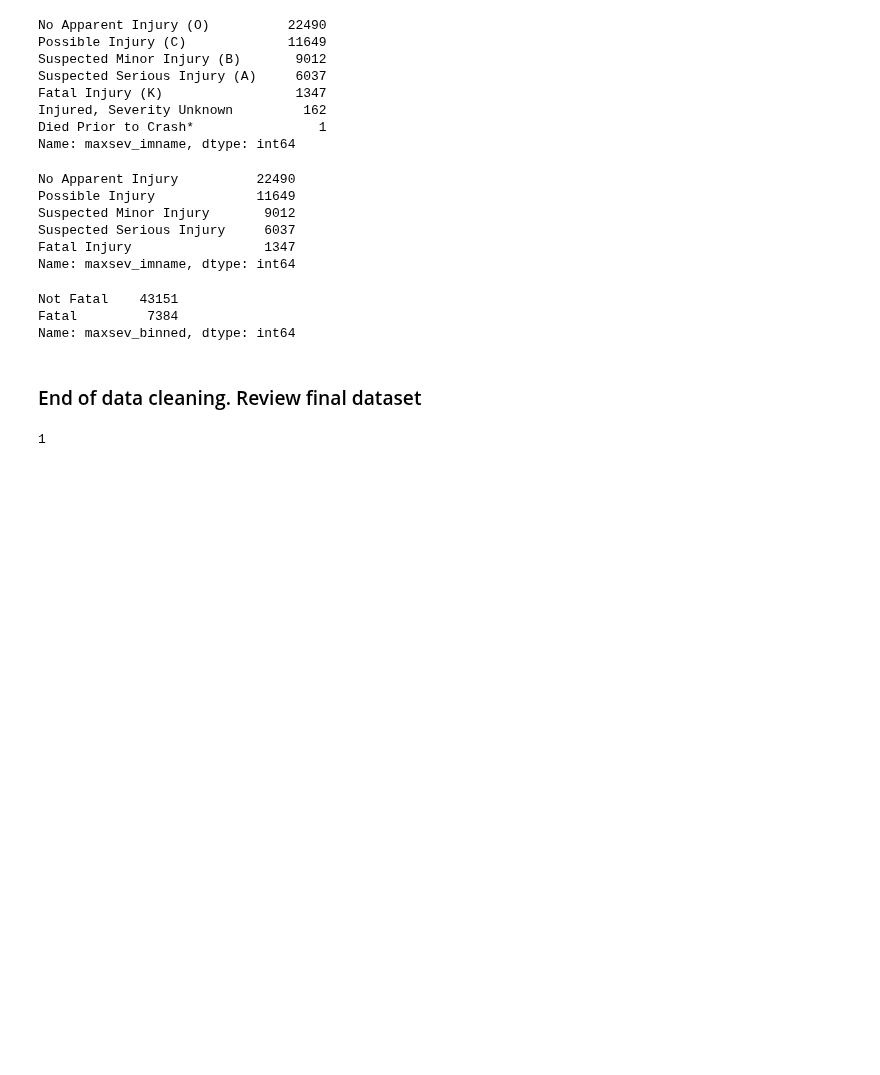
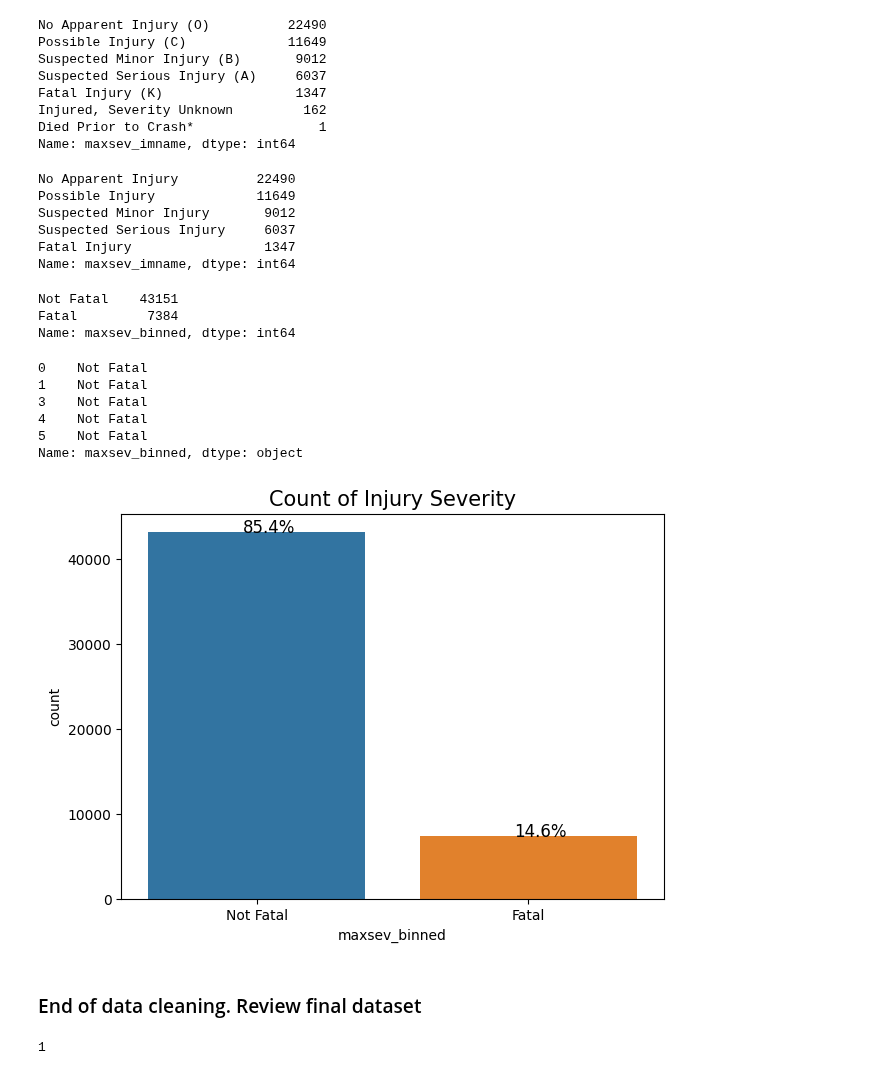
Before and after one commit to BradenAnderson/Accident_Severity_Prediction, a Jupyter notebook: HienEDIT_AndersonLamWeeda_Lab2_Draft.ipynb, the cells around one changed output. Drawn from its saved outputs; the diff is of its cells as text; code cells hidden in the pictures; blank space fills up the shorter version.

```diff
--- a/HienEDIT_AndersonLamWeeda_Lab2_Draft.ipynb
+++ b/HienEDIT_AndersonLamWeeda_Lab2_Draft.ipynb
@@ -771,6 +770,31 @@ df.maxsev_binned.value_counts()
 Not Fatal    43151
 Fatal         7384
 Name: maxsev_binned, dtype: int64
+# %%
+df.maxsev_binned.head()
+# %% [output]
+0    Not Fatal
+1    Not Fatal
+3    Not Fatal
+4    Not Fatal
+5    Not Fatal
+Name: maxsev_binned, dtype: object
+# %%
+# https://stackoverflow.com/questions/31749448/how-to-add-percentages-on-top-of-bars-in-seaborn
+def without_hue(ax, feature):
+    total = len(feature)
+    for p in ax.patches:
+        percentage = '{:.1f}%'.format(100 * p.get_height()/total)
+        x = p.get_x() + p.get_width() / 2 - 0.05
+        y = p.get_y() + p.get_height()
+        ax.annotate(percentage, (x, y), size = 12)
+
+plt.figure(figsize = (7,5))
+ax = sns.countplot('maxsev_binned', data=df)
+without_hue(ax, df.maxsev_binned)
+plt.title('Count of Injury Severity', fontsize=15);
+# %% [output]
+[figure, added]
 # %% [markdown]
 ### End of data cleaning. Review final dataset
 # %%
```
Also changed, not shown: parts of 33 cells of this notebook.
